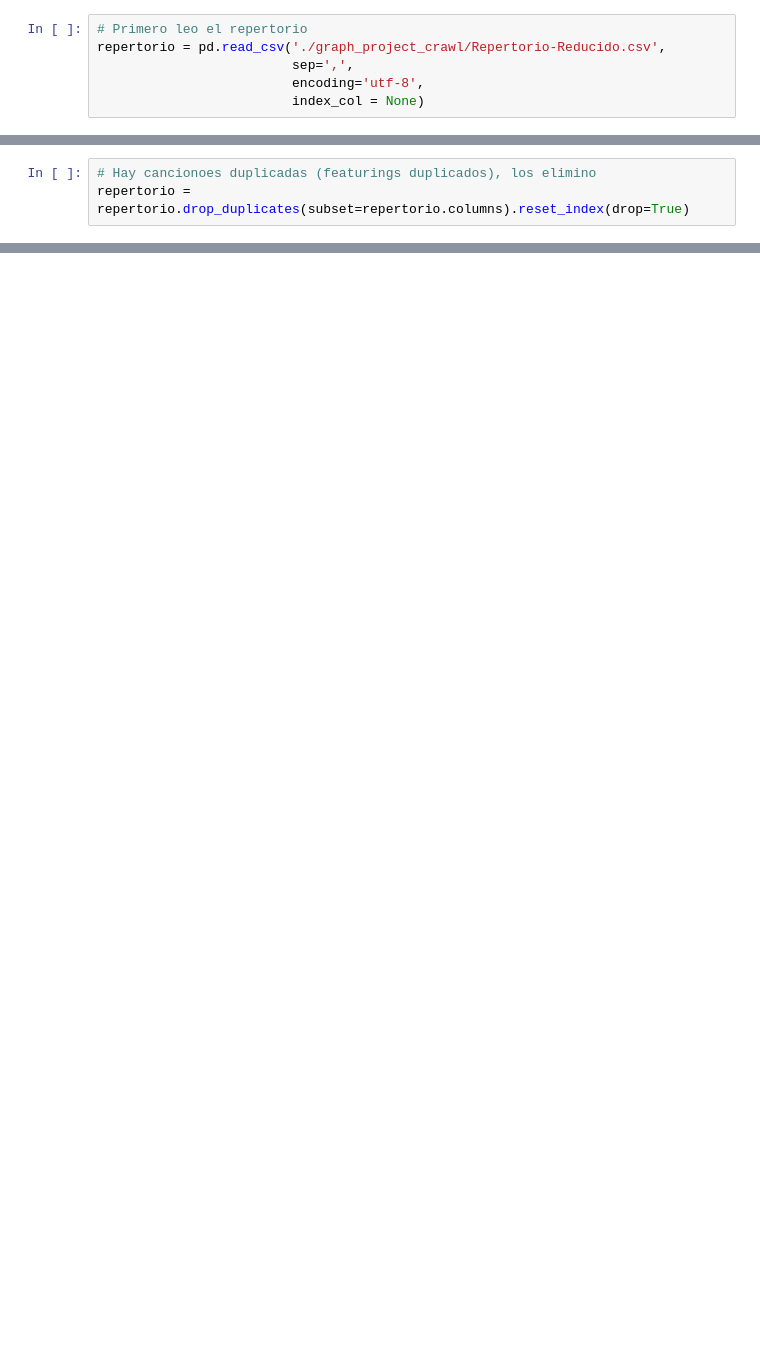
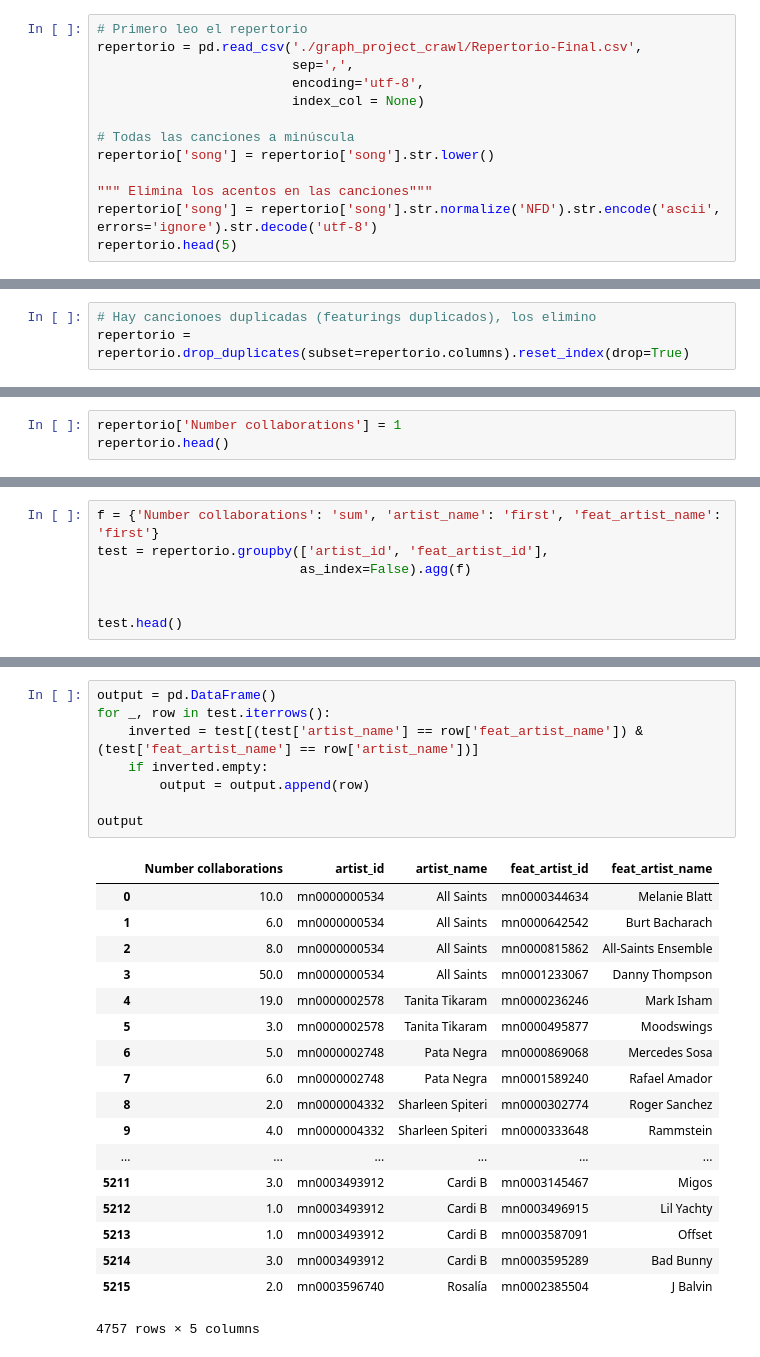
Before and after one commit to AlvaroPaniaguaT/GRAF-Artist_YT_Analisis, a Jupyter notebook: Limpiar_Repertorio.ipynb, the cells around one changed output, grey strips where cells are left out. Saved outputs shown, nothing was run; the diff lists cells and outputs as text; blank space fills up the shorter version.

```diff
--- a/Limpiar_Repertorio.ipynb
+++ b/Limpiar_Repertorio.ipynb
@@ -3,6 +20,13 @@ import pandas as pd
 # %%
 # Primero leo el repertorio
-repertorio = pd.read_csv('./graph_project_crawl/Repertorio-Reducido.csv',
+repertorio = pd.read_csv('./graph_project_crawl/Repertorio-Final.csv',
                          sep=',',
                          encoding='utf-8',
                          index_col = None)
+
+# Todas las canciones a minúscula
+repertorio['song'] = repertorio['song'].str.lower()
+
+""" Elimina los acentos en las canciones"""
+repertorio['song'] = repertorio['song'].str.normalize('NFD').str.encode('ascii', errors='ignore').str.decode('utf-8')
+repertorio.head(5)
@@ -63,0 +54,3 @@ json_normalize(j)
+# %%
+repertorio['Number collaborations'] = 1
+repertorio.head()
@@ -63,0 +64,7 @@ json_normalize(j)
+# %%
+f = {'Number collaborations': 'sum', 'artist_name': 'first', 'feat_artist_name': 'first'}
+test = repertorio.groupby(['artist_id', 'feat_artist_id'],
+                          as_index=False).agg(f)
+
+
+test.head()
@@ -63,0 +78,27 @@ json_normalize(j)
+# %%
+output = pd.DataFrame()
+for _, row in test.iterrows():
+    inverted = test[(test['artist_name'] == row['feat_artist_name']) & (test['feat_artist_name'] == row['artist_name'])]
+    if inverted.empty:
+        output = output.append(row)
+
+output
+# %% [output]
+|  | Number collaborations | artist_id | artist_name | feat_artist_id | feat_artist_name |
+| 0 | 10.0 | mn0000000534 | All Saints | mn0000344634 | Melanie Blatt |
+| 1 | 6.0 | mn0000000534 | All Saints | mn0000642542 | Burt Bacharach |
+| 2 | 8.0 | mn0000000534 | All Saints | mn0000815862 | All-Saints Ensemble |
+| 3 | 50.0 | mn0000000534 | All Saints | mn0001233067 | Danny Thompson |
+| 4 | 19.0 | mn0000002578 | Tanita Tikaram | mn0000236246 | Mark Isham |
+| 5 | 3.0 | mn0000002578 | Tanita Tikaram | mn0000495877 | Moodswings |
+| 6 | 5.0 | mn0000002748 | Pata Negra | mn0000869068 | Mercedes Sosa |
+| 7 | 6.0 | mn0000002748 | Pata Negra | mn0001589240 | Rafael Amador |
+| 8 | 2.0 | mn0000004332 | Sharleen Spiteri | mn0000302774 | Roger Sanchez |
+| 9 | 4.0 | mn0000004332 | Sharleen Spiteri | mn0000333648 | Rammstein |
+| ... | ... | ... | ... | ... | ... |
+| 5211 | 3.0 | mn0003493912 | Cardi B | mn0003145467 | Migos |
+| 5212 | 1.0 | mn0003493912 | Cardi B | mn0003496915 | Lil Yachty |
+| 5213 | 1.0 | mn0003493912 | Cardi B | mn0003587091 | Offset |
+| 5214 | 3.0 | mn0003493912 | Cardi B | mn0003595289 | Bad Bunny |
+| 5215 | 2.0 | mn0003596740 | Rosalía | mn0002385504 | J Balvin |
+4757 rows × 5 columns
```
Also changed, not shown: parts of 13 cells of this notebook, 2 other files.
